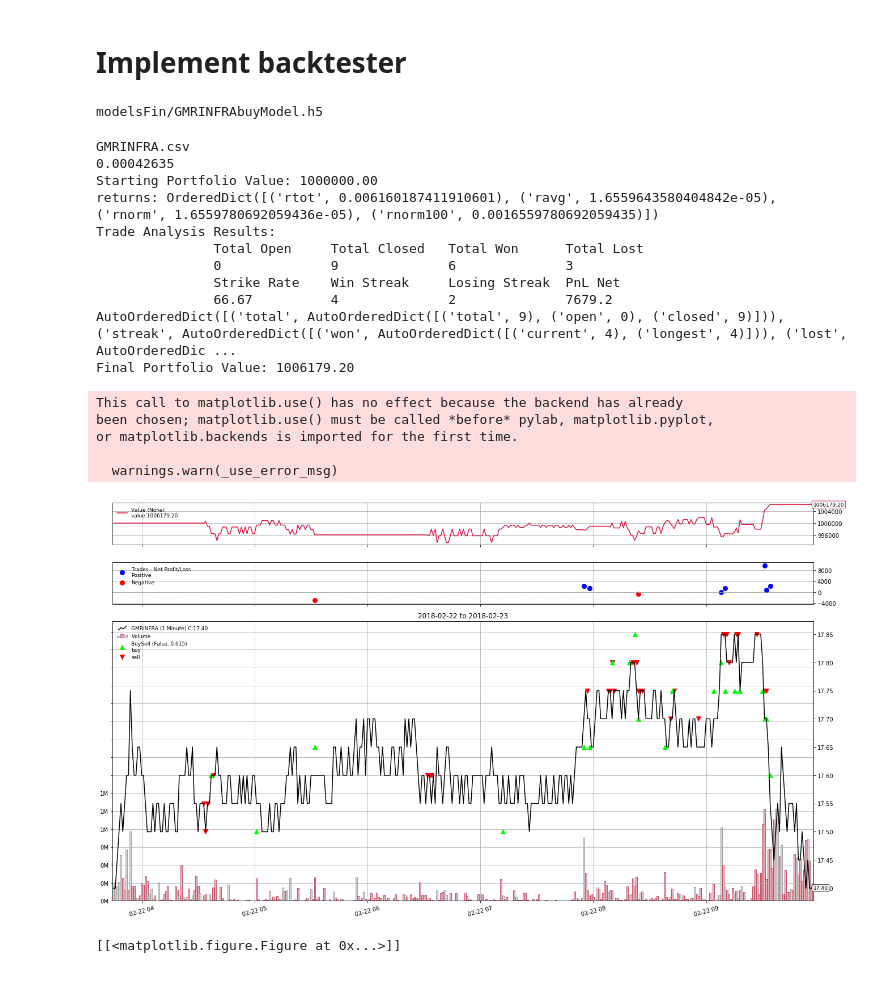
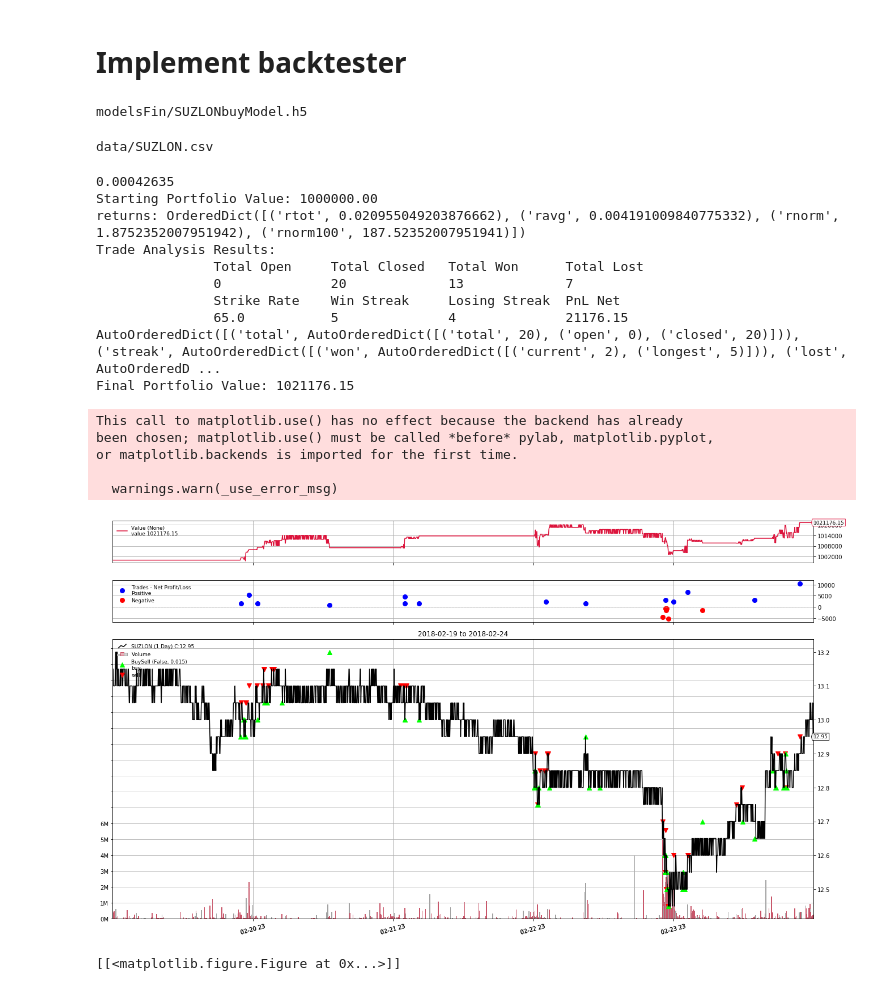
Before and after one commit to s2c/MetaAlgo, a Jupyter notebook: TradingSystemV3.ipynb, the cells around one changed output. Saved outputs shown, nothing was run; the diff lists cells and outputs as text; code cells hidden in the pictures.

```diff
--- a/TradingSystemV3.ipynb
+++ b/TradingSystemV3.ipynb
@@ -69,7 +101,7 @@ with open (curInstList) as f:
         each_csv = each_csv.rstrip('\n') # read csv
         curTicker = each_csv # store ticker
         stockList.append(curTicker)
-cur = 0
+cur = 3
 stockList
 # %% [output]
 ['GMRINFRA', 'JPASSOCIAT', 'RCOM', 'SUZLON']
@@ -86,7 +118,7 @@ query = "SELECT * FROM histdata WHERE ticker = '%s' ORDER BY datetime ASC" % sto
 dat = pd.read_sql(query,engine)
 utc = pytz.UTC
 startDate = utc.localize(dt.datetime(2014,3,8))
-endDate = utc.localize(dt.datetime(2018,2,18))
+endDate = utc.localize(dt.datetime(2018,2,24))
 backTestStart = endDate
 backTestEnd = endDate + dt.timedelta(days=7*4*10)
 res = dat[(dat['datetime'] > startDate) & (dat['datetime'] < endDate)]
@@ -582,6 +588,13 @@ class neuralModel(bt.Indicator):
         prob = self.p.neuralModel.predict([data,data])[0][0]
 #         print(prob)
         self.lines.Ind[0] = prob # predict and round to 0 for no action and 1 for buy
+# %%
+lag = 45
+print('modelsFin/%sbuyModel.h5' % stockList[cur])
+buyModel = load_model('modelsFin/%sbuyModel.h5' % stockList[cur], custom_objects={'AttentionLSTM': AttentionLSTM}) # load the buy model
+sellModel = load_model('modelsFin/%ssellModel.h5' % stockList[cur], custom_objects={'AttentionLSTM': AttentionLSTM}) # load the sell model
+# %% [output]
+modelsFin/SUZLONbuyModel.h5
 # %%
 class TestStrategy(bt.Strategy):
     params = (
@@ -634,28 +647,23 @@ class TestStrategy(bt.Strategy):
                           stopprice=self.dataclose + 0.1,
                           size = 15000,
                           valid = 0)
-# %%
-lag = 45
-cur = 0
-print('modelsFin/%sbuyModel.h5' % stockList[cur])
-buyModel = load_model('modelsFin/%sbuyModel.h5' % stockList[cur], custom_objects={'AttentionLSTM': AttentionLSTM}) # load the buy model
-sellModel = load_model('modelsFin/%ssellModel.h5' % stockList[cur], custom_objects={'AttentionLSTM': AttentionLSTM}) # load the sell model
-backTestStart = dt.datetime(2018,2,22)
-backTestEnd = dt.datetime(2018,2,23)
-# %% [output]
-modelsFin/GMRINFRAbuyModel.h5
+# %%
+backTestStart = dt.datetime(2018,2,19)
+backTestEnd = dt.datetime(2018,2,24)
+print('data/%s.csv' % stockList[cur])
+# %% [output]
+data/SUZLON.csv
 # %%
-print('%s.csv' % stockList[cur])
-fed = bt.feeds.GenericCSVData(dataname='%s.csv' % stockList[cur],
+fed = bt.feeds.GenericCSVData(dataname='data/%s.csv' % stockList[cur],
                               dtformat="%Y-%m-%dT%H:%M:%S%z",
                               openinterest=-1,
                               headers=False,
                               fromdate= backTestStart,
                               todate= backTestEnd,
-                              timeframe=bt.TimeFrame.Minutes,
-                              compression = 1,
+#                               timeframe=bt.TimeFrame.Minutes,
 #                               tzinput = pytz.timezone('Asia/Kolkata'),
                               plot=True)
+
 
 brokerageCom = ((0.0001 +0.0000325)*0.18) + (0.0001 +0.0000325) + 0.00025 + 0.00002
 print(brokerageCom)
@@ -666,41 +674,40 @@ cerebro.broker.setcommission(commission=brokerageCom  ,margin = False)
 cerebro.adddata(fed)
 cerebro.addstrategy(TestStrategy,plot=False)
 cerebro.addobserver(bt.observers.Value)
 cerebro.addobserver(bt.observers.Trades)
 cerebro.addobserver(bt.observers.BuySell)
 # cerebro.addanalyzer(bt.analyzers.SharpeRatio , _name='Sharpe',timeframe = bt.TimeFrame.Minutes)
 cerebro.addanalyzer(bt.analyzers.Returns , _name='Transactions', timeframe = bt.TimeFrame.Minutes)
 cerebro.addanalyzer(bt.analyzers.TradeAnalyzer, _name="ta")
 print('Starting Portfolio Value: %.2f' % cerebro.broker.getvalue())
-
+# Tracer()()
 thestrats = cerebro.run(stdstats=False)
 
 thestrat = thestrats[0]
 
 print('returns:', thestrat.analyzers.Transactions.get_analysis())
 printTradeAnalysis(thestrat.analyzers.ta.get_analysis())
 print(thestrat.analyzers.ta.get_analysis())
 
 print('Final Portfolio Value: %.2f' % cerebro.broker.getvalue())
 cerebro.plot(start=backTestStart , end=backTestEnd,plotter = Plotter())
 # %% [output]
-GMRINFRA.csv
 0.00042635
 Starting Portfolio Value: 1000000.00
-returns: OrderedDict([('rtot', 0.006160187411910601), ('ravg', 1.6559643580404842e-05), ('rnorm', 1.6559780692059436e-05), ('rnorm100', 0.0016559780692059435)])
+returns: OrderedDict([('rtot', 0.020955049203876662), ('ravg', 0.004191009840775332), ('rnorm', 1.8752352007951942), ('rnorm100', 187.52352007951941)])
 Trade Analysis Results:
                Total Open     Total Closed   Total Won      Total Lost
-               0              9              6              3
+               0              20             13             7
                Strike Rate    Win Streak     Losing Streak  PnL Net
-               66.67          4              2              7679.2
-AutoOrderedDict([('total', AutoOrderedDict([('total', 9), ('open', 0), ('closed', 9)])), ('streak', AutoOrderedDict([('won', AutoOrderedDict([('current', 4), ('longest', 4)])), ('lost', AutoOrderedDic ...
-Final Portfolio Value: 1006179.20
+               65.0           5              4              21176.15
+AutoOrderedDict([('total', AutoOrderedDict([('total', 20), ('open', 0), ('closed', 20)])), ('streak', AutoOrderedDict([('won', AutoOrderedDict([('current', 2), ('longest', 5)])), ('lost', AutoOrderedD ...
+Final Portfolio Value: 1021176.15
 This call to matplotlib.use() has no effect because the backend has already
 been chosen; matplotlib.use() must be called *before* pylab, matplotlib.pyplot,
 or matplotlib.backends is imported for the first time.
 
   warnings.warn(_use_error_msg)
-[figure, old version]
+[figure, new version]
 [[<matplotlib.figure.Figure at 0x...>]]
 # %%
 print(thestrat.analyzers.ta.get_analysis()['short'])
```
Also changed, not shown: parts of 21 cells of this notebook, 39 other files.
